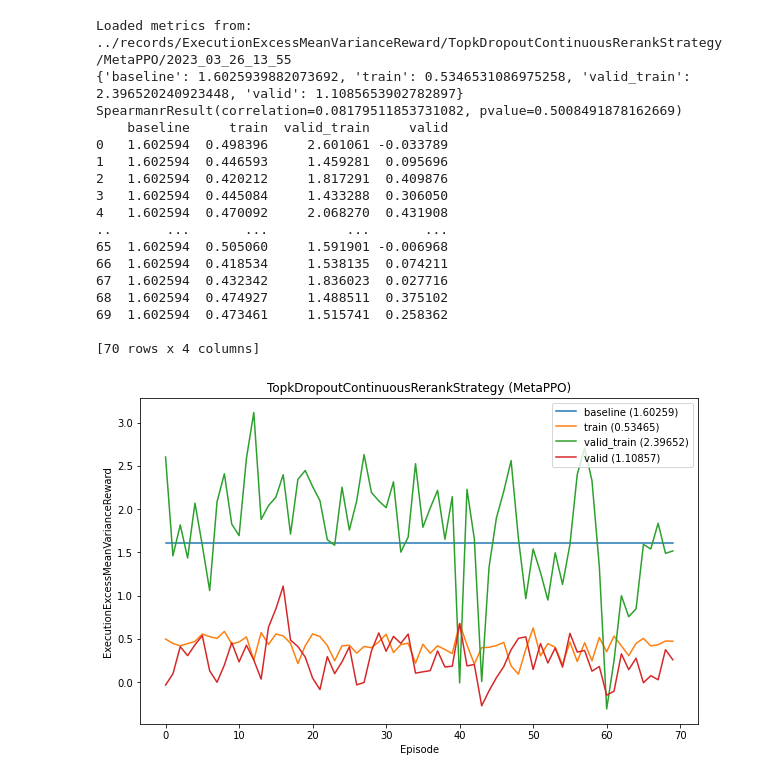
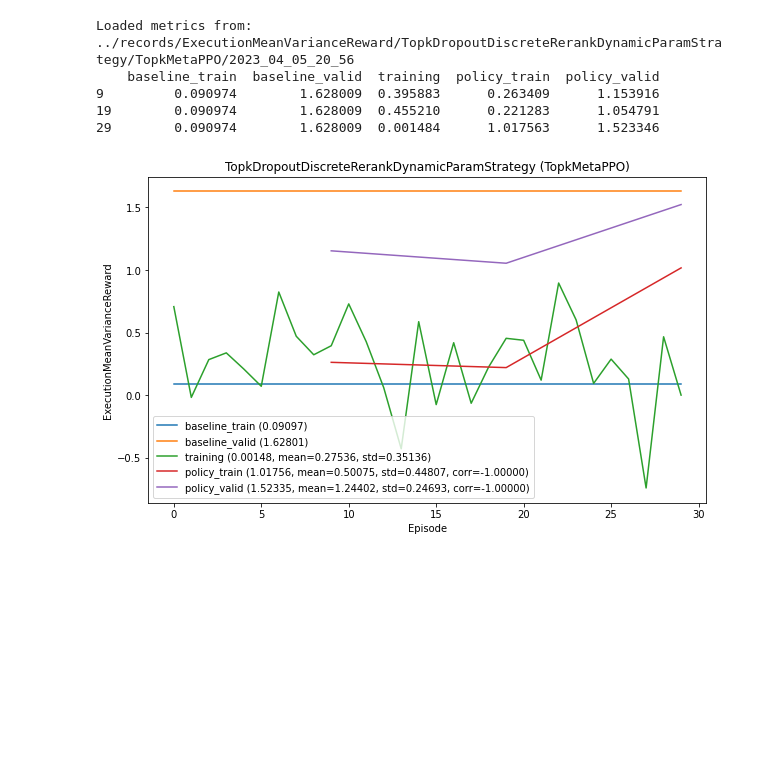
Before and after one commit to ChenglongChen/Long-Capital, a Jupyter notebook: examples/rl_plot_metrics.ipynb, the cells around one changed output. Saved outputs shown, nothing was run; the diff lists cells and outputs as text; code cells hidden in the pictures; blank space fills up the shorter version.

```diff
--- a/examples/rl_plot_metrics.ipynb
+++ b/examples/rl_plot_metrics.ipynb
@@ -48,31 +66,20 @@ def plot_metrics(train_reward, valid_reward, strategy, policy_cls, scale=1, ann_
     plt.ylabel(train_reward)
 # %%
 plot_metrics(
-    train_reward="ExecutionExcessMeanVarianceReward",
+    train_reward="ExecutionMeanVarianceReward",
     valid_reward="EpisodeInformationRatioReward",
-    strategy="TopkDropoutContinuousRerankStrategy",
-    policy_cls="MetaPPO",
+    strategy="TopkDropoutDiscreteRerankDynamicParamStrategy",
+    policy_cls="TopkMetaPPO",
     scale=1,
     ann_scaler=1,
     norm_steps_per_episode=False,
+    val_every_n_iters=10,
     index=-1
 )
 # %% [output]
-Loaded metrics from: ../records/ExecutionExcessMeanVarianceReward/TopkDropoutContinuousRerankStrategy/MetaPPO/2023_03_26_13_55
-{'baseline': 1.6025939882073692, 'train': 0.5346531086975258, 'valid_train': 2.396520240923448, 'valid': 1.1085653902782897}
-SpearmanrResult(correlation=0.08179511853731082, pvalue=0.5008491878162669)
-    baseline     train  valid_train     valid
-0   1.602594  0.498396     2.601061 -0.033789
-1   1.602594  0.446593     1.459281  0.095696
-2   1.602594  0.420212     1.817291  0.409876
-3   1.602594  0.445084     1.433288  0.306050
-4   1.602594  0.470092     2.068270  0.431908
-..       ...       ...          ...       ...
-65  1.602594  0.505060     1.591901 -0.006968
-66  1.602594  0.418534     1.538135  0.074211
-67  1.602594  0.432342     1.836023  0.027716
-68  1.602594  0.474927     1.488511  0.375102
-69  1.602594  0.473461     1.515741  0.258362
-
-[70 rows x 4 columns]
+Loaded metrics from: ../records/ExecutionMeanVarianceReward/TopkDropoutDiscreteRerankDynamicParamStrategy/TopkMetaPPO/2023_04_05_20_56
+    baseline_train  baseline_valid  training  policy_train  policy_valid
+9         0.090974        1.628009  0.395883      0.263409      1.153916
+19        0.090974        1.628009  0.455210      0.221283      1.054791
+29        0.090974        1.628009  0.001484      1.017563      1.523346
-[figure, old version]
+[figure, new version]
```
Also changed, not shown: parts of 7 cells of this notebook, 14 other files.
